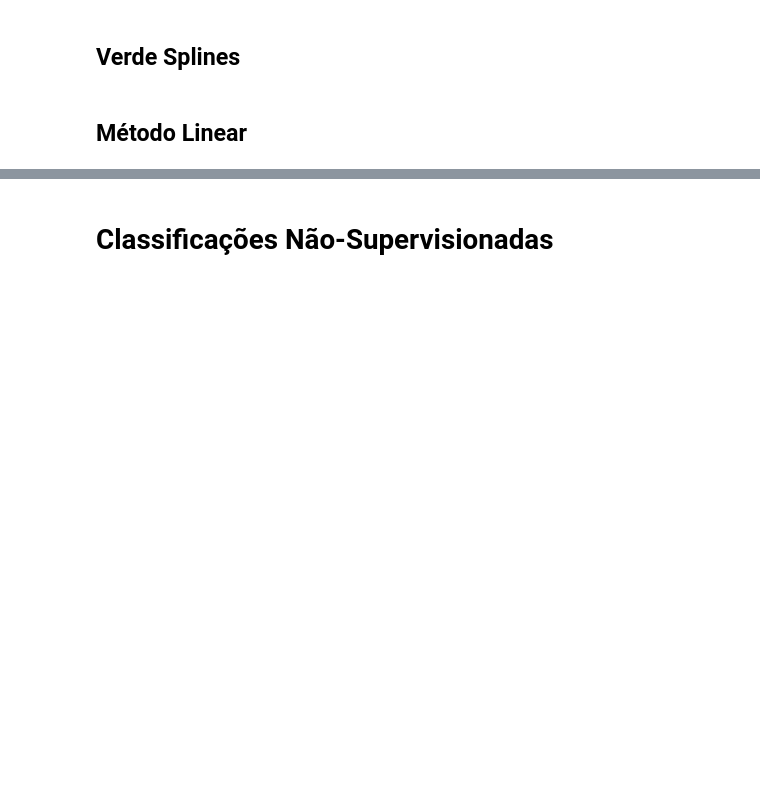
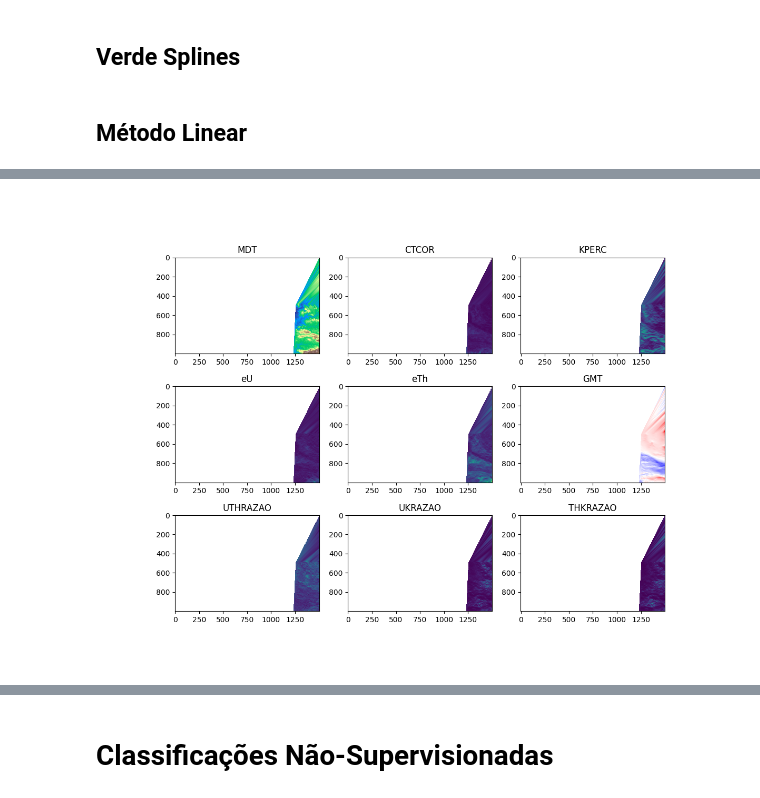
Before and after one commit to Gabriel-Goes/mapeamento_litologico_preditivo, a Jupyter notebook: projeto.ipynb, the cells around one changed output, grey strips where cells are left out. Cells and saved outputs as stored; diff of their text form; code cells hidden in the pictures; blank space fills up the shorter version.

```diff
--- a/projeto.ipynb
+++ b/projeto.ipynb
@@ -222,0 +375,5 @@ ds_a
+# %%
+ds_a = quadricula['SF23_YA']['geof_1105_linear']
+ds_b = quadricula['SF23_YB']['geof_1105_linear']
+ds_c = quadricula['SF23_VC']['geof_1105_linear']
+#ds_d = quadricula['SF23_VD']['geof_1105_linear']
@@ -223 +400,19 @@ ds_a
+# %%
+fig, axes = plt.subplots(3,3,figsize=(12,9))
+list_data = list(ds_c.keys())
+for i,ax in enumerate(axes.flatten()):
+
+    if i < len(list_data):
+        if list_data[i] == 'GMT':
+            ax.imshow(ds_a[list_data[i]],cmap='bwr')
+            ax.set(title=ds_a[list_data[i]].name)
+        elif list_data[i]=='MDT':
+            ax.imshow(ds_a[list_data[i]],cmap='terrain')
+            ax.set(title=ds_a[list_data[i]].name)
+
+        else:
+            ax.imshow(ds_a[list_data[i]])
+            ax.set(title=ds_a[list_data[i]].name)
+# %% [output]
+[figure, added]
 # %%
```
Also changed, not shown: parts of 42 cells of this notebook, 5 other files.
